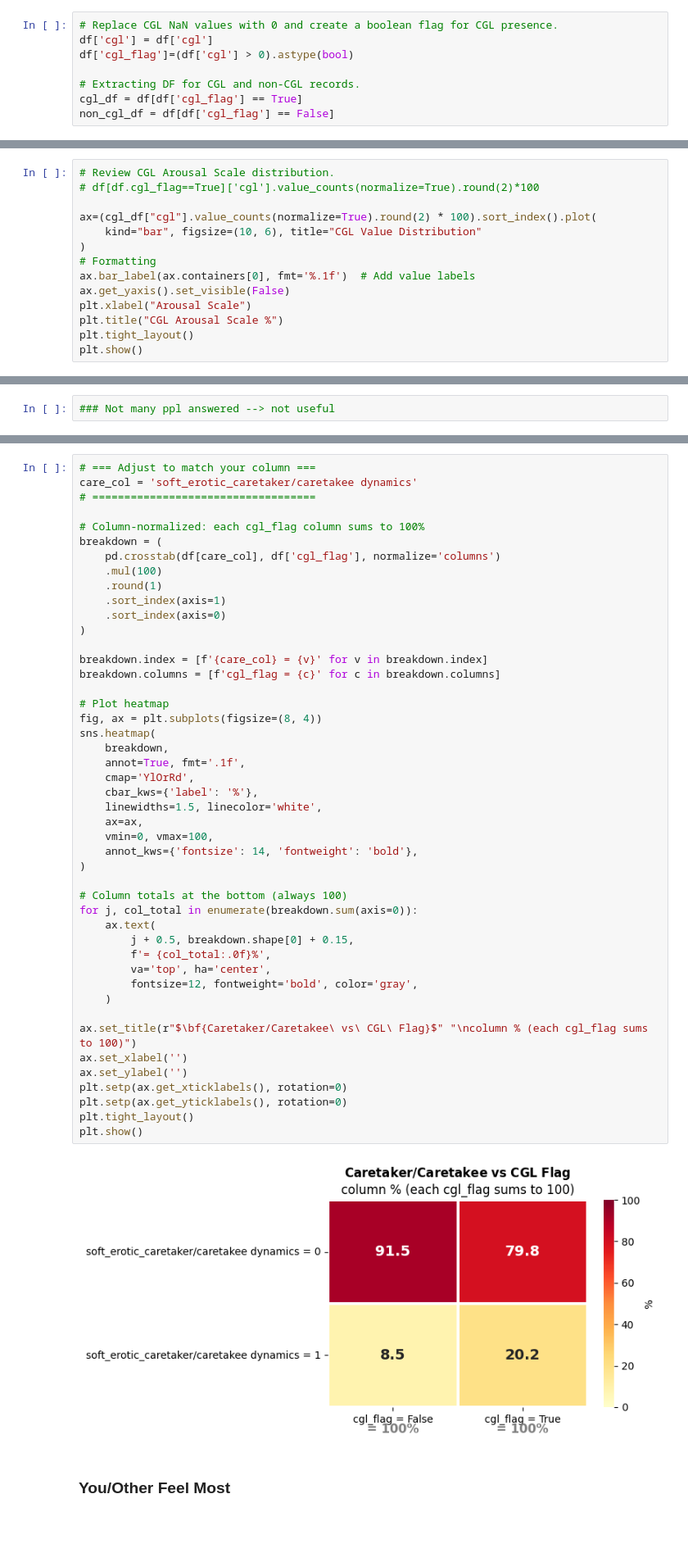
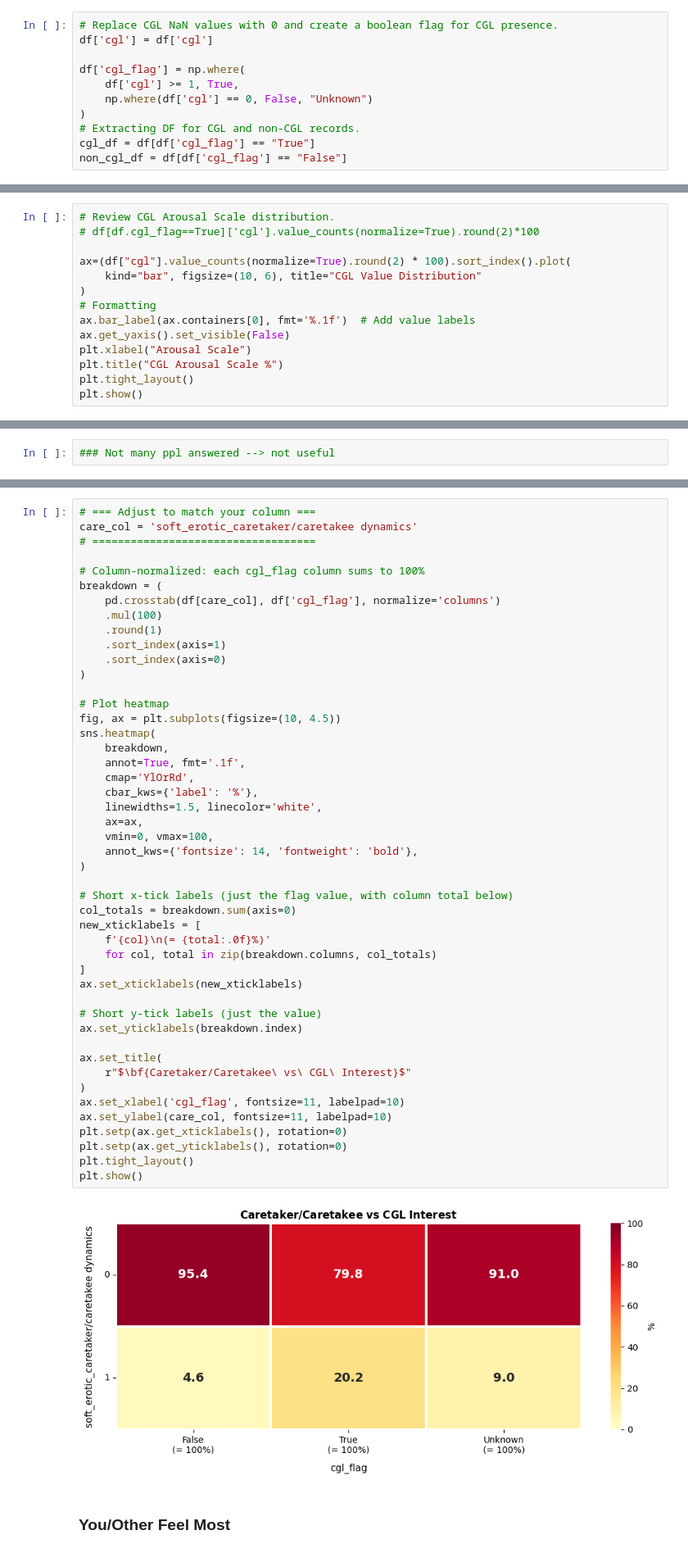
Before and after one commit to darknet-doll/BKS_survey, a Jupyter notebook: 1a_CGL_EDA.ipynb, the cells around one changed output, grey strips where cells are left out. Shown at 82% size. Drawn from its saved outputs; the diff is of its cells as text; blank space fills up the shorter version.

```diff
--- a/1a_CGL_EDA.ipynb
+++ b/1a_CGL_EDA.ipynb
@@ -56,9 +67,12 @@ list(df.columns)
 # %%
 # Replace CGL NaN values with 0 and create a boolean flag for CGL presence.
 df['cgl'] = df['cgl']
-df['cgl_flag']=(df['cgl'] > 0).astype(bool)
 
+df['cgl_flag'] = np.where(
+    df['cgl'] >= 1, True,
+    np.where(df['cgl'] == 0, False, "Unknown")
+)
 # Extracting DF for CGL and non-CGL records.
-cgl_df = df[df['cgl_flag'] == True]
-non_cgl_df = df[df['cgl_flag'] == False]
+cgl_df = df[df['cgl_flag'] == "True"]
+non_cgl_df = df[df['cgl_flag'] == "False"]
 # %%
@@ -82,7 +291,7 @@ Total CGL negative records:  12658
 # Review CGL Arousal Scale distribution.
 # df[df.cgl_flag==True]['cgl'].value_counts(normalize=True).round(2)*100
 
-ax=(cgl_df["cgl"].value_counts(normalize=True).round(2) * 100).sort_index().plot(
+ax=(df["cgl"].value_counts(normalize=True).round(2) * 100).sort_index().plot(
     kind="bar", figsize=(10, 6), title="CGL Value Distribution"
 )
 # Formatting
@@ -384,49 +683,50 @@ plt.show()
 care_col = 'soft_erotic_caretaker/caretakee dynamics'
 # ===================================
 
 # Column-normalized: each cgl_flag column sums to 100%
 breakdown = (
     pd.crosstab(df[care_col], df['cgl_flag'], normalize='columns')
     .mul(100)
     .round(1)
     .sort_index(axis=1)
     .sort_index(axis=0)
 )
 
-breakdown.index = [f'{care_col} = {v}' for v in breakdown.index]
-breakdown.columns = [f'cgl_flag = {c}' for c in breakdown.columns]
-
 # Plot heatmap
-fig, ax = plt.subplots(figsize=(8, 4))
+fig, ax = plt.subplots(figsize=(10, 4.5))
 sns.heatmap(
     breakdown,
     annot=True, fmt='.1f',
     cmap='YlOrRd',
     cbar_kws={'label': '%'},
     linewidths=1.5, linecolor='white',
     ax=ax,
     vmin=0, vmax=100,
     annot_kws={'fontsize': 14, 'fontweight': 'bold'},
 )
 
-# Column totals at the bottom (always 100)
-for j, col_total in enumerate(breakdown.sum(axis=0)):
-    ax.text(
-        j + 0.5, breakdown.shape[0] + 0.15,
-        f'= {col_total:.0f}%',
-        va='top', ha='center',
-        fontsize=12, fontweight='bold', color='gray',
-    )
+# Short x-tick labels (just the flag value, with column total below)
+col_totals = breakdown.sum(axis=0)
+new_xticklabels = [
+    f'{col}\n(= {total:.0f}%)'
+    for col, total in zip(breakdown.columns, col_totals)
+]
+ax.set_xticklabels(new_xticklabels)
 
-ax.set_title(r"$\bf{Caretaker/Caretakee\ vs\ CGL\ Flag}$" "\ncolumn % (each cgl_flag sums to 100)")
-ax.set_xlabel('')
-ax.set_ylabel('')
+# Short y-tick labels (just the value)
+ax.set_yticklabels(breakdown.index)
+
+ax.set_title(
+    r"$\bf{Caretaker/Caretakee\ vs\ CGL\ Interest}$"
+)
+ax.set_xlabel('cgl_flag', fontsize=11, labelpad=10)
+ax.set_ylabel(care_col, fontsize=11, labelpad=10)
 plt.setp(ax.get_xticklabels(), rotation=0)
 plt.setp(ax.get_yticklabels(), rotation=0)
 plt.tight_layout()
 plt.show()
 # %% [output]
-[figure, old version]
+[figure, new version]
 # %% [markdown]
 ### You/Other Feel Most
 # %%
```
Also changed, not shown: parts of 37 cells of this notebook, 1 other file.
